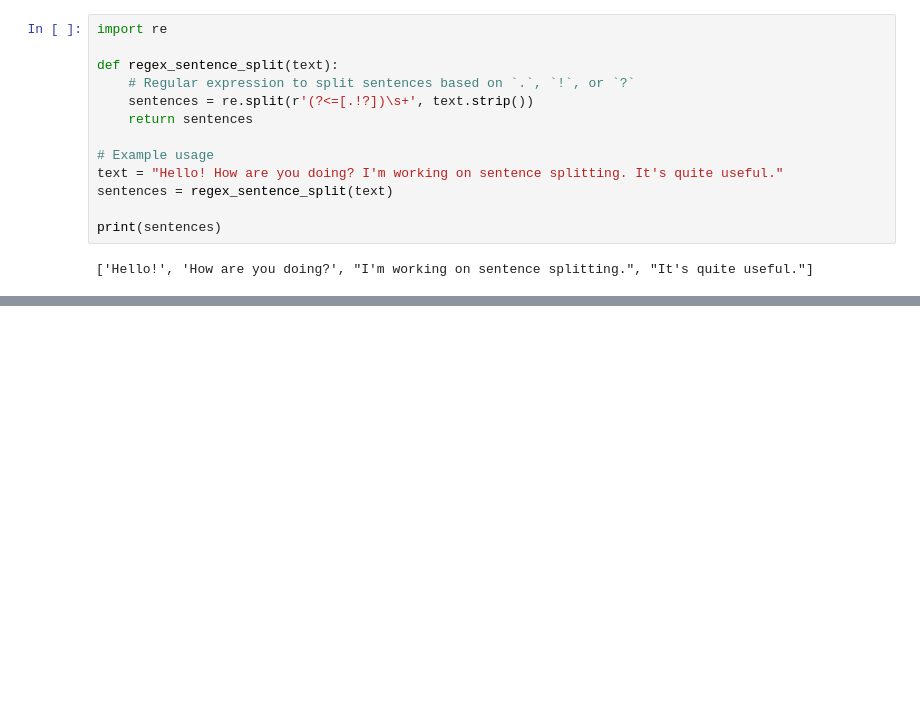
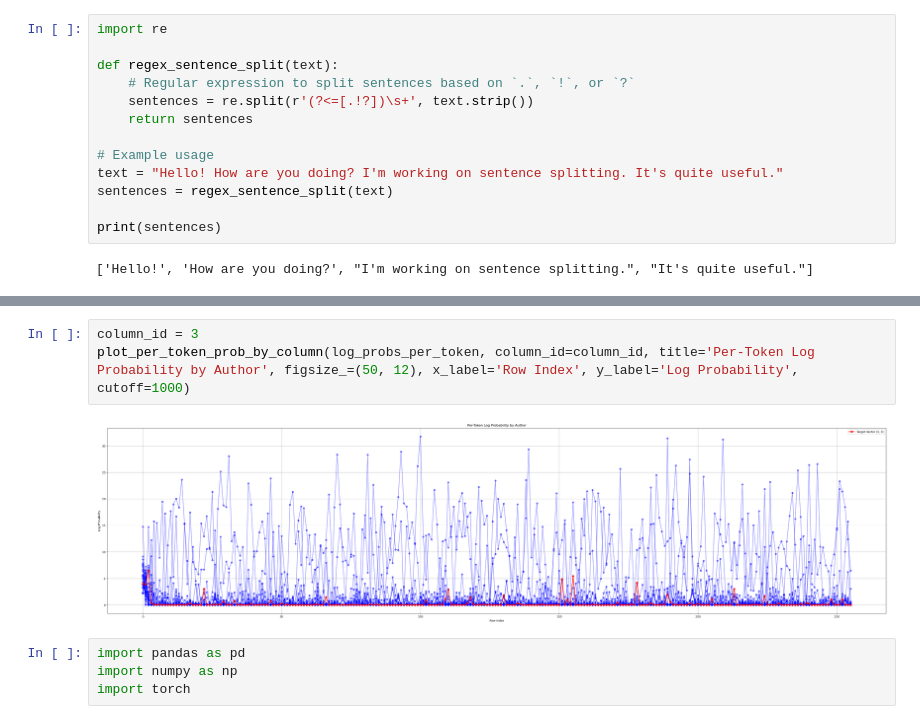
Before and after one commit to bayki2004/gpt_small, a Jupyter notebook: scratch.ipynb, the cells around one changed output, grey strips where cells are left out. Cells and saved outputs as stored; diff of their text form; blank space fills up the shorter version.

```diff
--- a/scratch.ipynb
+++ b/scratch.ipynb
@@ -399,0 +535,9 @@ print(sentences)
+# %%
+column_id = 3
+plot_per_token_prob_by_column(log_probs_per_token, column_id=column_id, title='Per-Token Log Probability by Author', figsize_=(50, 12), x_label='Row Index', y_label='Log Probability', cutoff=1000)
+# %% [output]
+[figure, added]
+# %%
+import pandas as pd
+import numpy as np
+import torch
```
Also changed, not shown: parts of 3 cells of this notebook, 36 other files.
